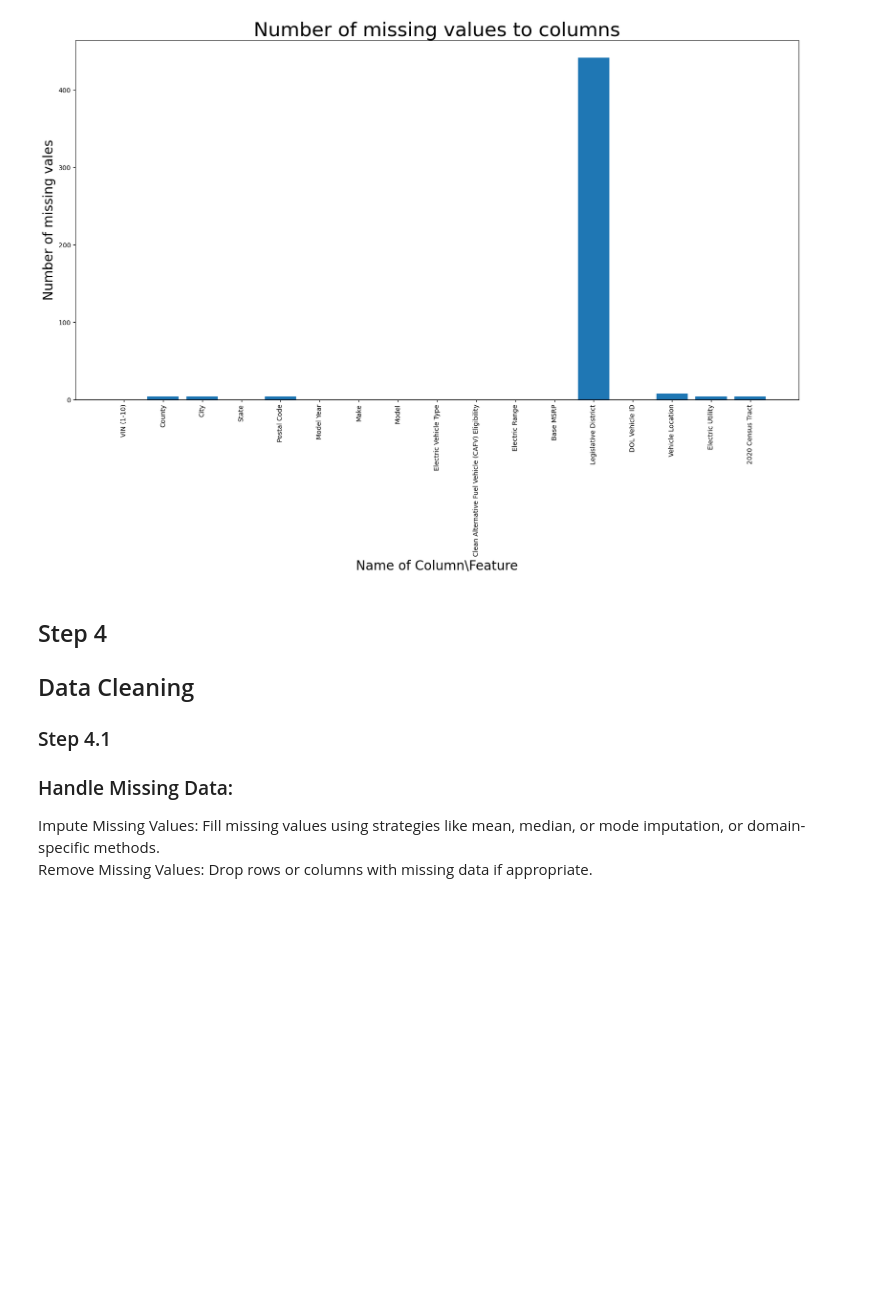
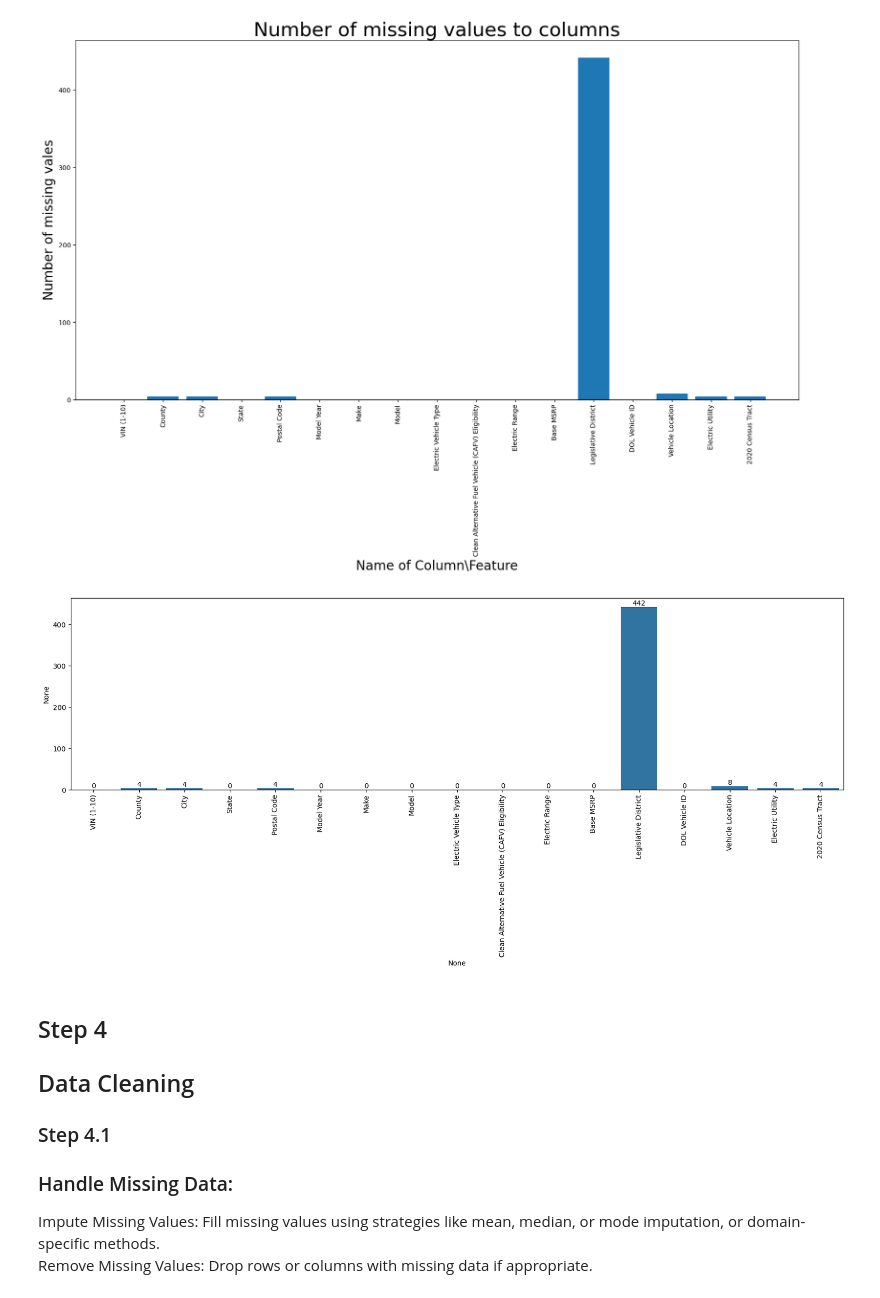
Before and after one commit to nipunnavadia/Fundamental-Mathematics-for-Data-Science-EDA-Project, a Jupyter notebook: Project1/Test.ipynb, the cells around one changed output. Drawn from its saved outputs; the diff is of its cells as text; code cells hidden in the pictures; blank space fills up the shorter version.

```diff
--- a/Project1/Test.ipynb
+++ b/Project1/Test.ipynb
@@ -210,6 +210,7 @@ Electric Utility                                       4
 2020 Census Tract                                      4
 dtype: int64
 # %%
+columns_df=df.columns
 plt.figure(figsize=(20,10))
 plt.bar(columns_df, missing_vals)
 plt.title("Number of missing values to columns", fontsize=30)
@@ -219,6 +220,15 @@ plt.xticks(columns_df, rotation=90)
 plt.show()
 # %% [output]
 [figure]
+# %%
+plt.figure(figsize=(20,5))
+sns.barplot(x=columns_df, y=missing_vals)
+plt.xticks(rotation=90)
+for i, value in enumerate(missing_vals):
+    plt.text(i, value + 0.1, str(value), ha='center', va='bottom', fontsize=10)
+plt.show()
+# %% [output]
+[figure, added]
 # %% [markdown]
 ## Step 4
 ## Data Cleaning
```
Also changed, not shown: parts of 14 cells of this notebook.
